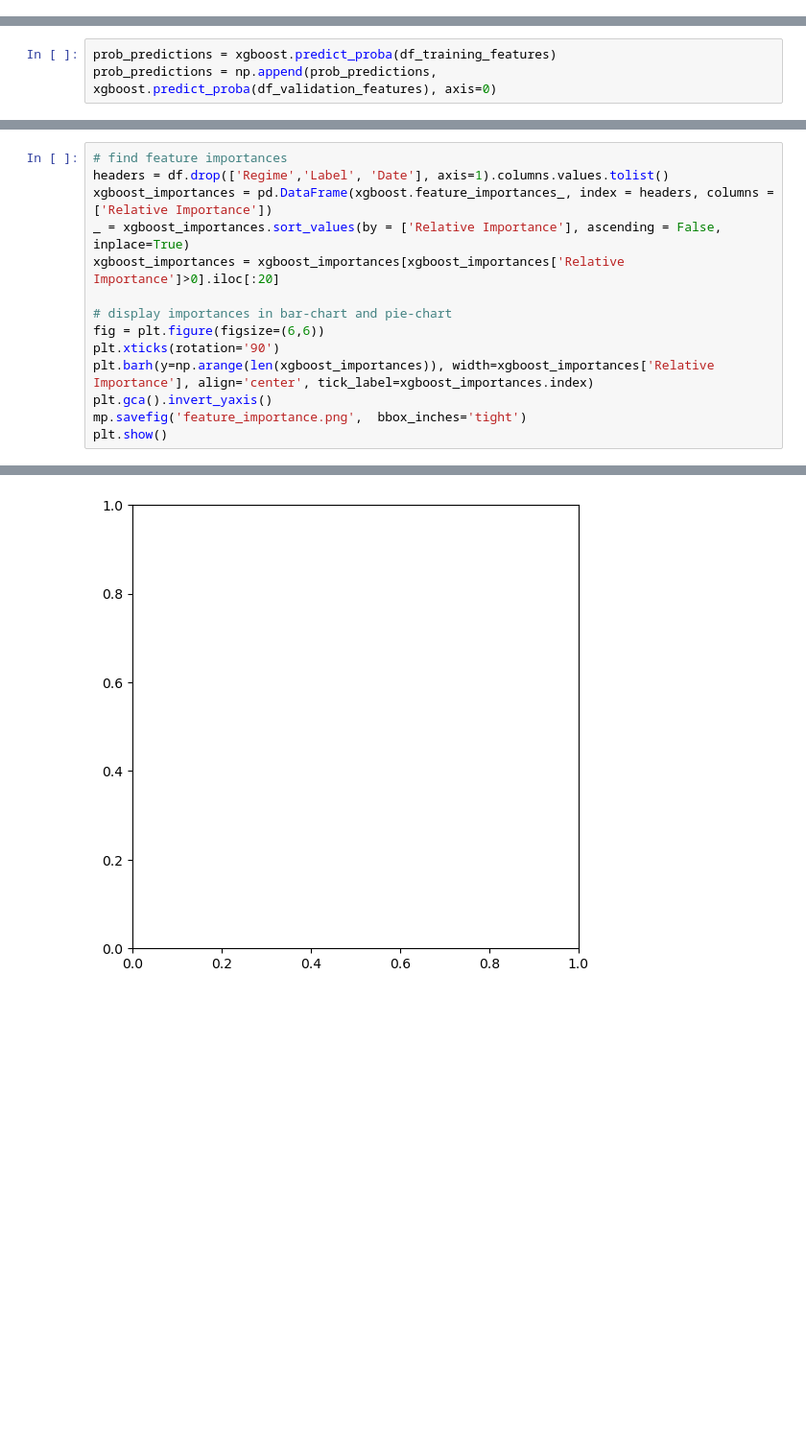
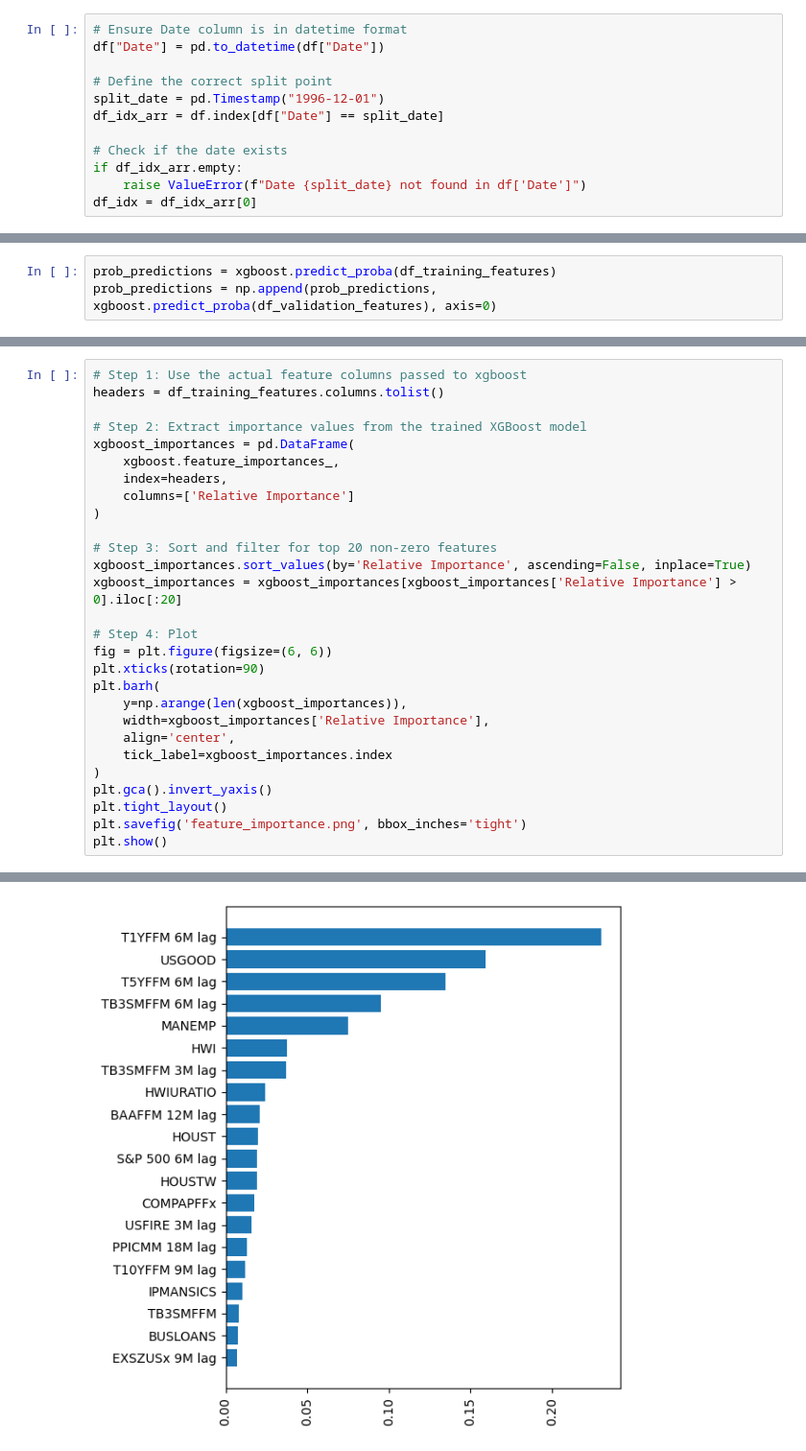
Before and after one commit to atkrish0/regime-shift-forecasting, a Jupyter notebook: RSF.ipynb, the cells around one changed output, grey strips where cells are left out. Shown at 96% size. Drawn from its saved outputs; the diff is of its cells as text; blank space fills up the shorter version.

```diff
--- a/RSF.ipynb
+++ b/RSF.ipynb
@@ -225,4 +225,16 @@ Our exercise will be based on classification problem. We have two binary outcome
 5. Then we make predictions on the validation dataset with selected models. First, we use __[`GridSearchCV`](https://scikit-learn.org/stable/modules/generated/sklearn.model_selection.GridSearchCV.html)__ for selected model on training dataset to find best combination of parameters for the model. Then we evaluate the model on validation dataset and report accuracy metrics and feature importance results.
 # %% [markdown]
 ## 3. Feature Selection with $L_1$ Penalty <a id="3"></a>
+# %%
+# Ensure Date column is in datetime format
+df["Date"] = pd.to_datetime(df["Date"])
+
+# Define the correct split point
+split_date = pd.Timestamp("1996-12-01")
+df_idx_arr = df.index[df["Date"] == split_date]
+
+# Check if the date exists
+if df_idx_arr.empty:
+    raise ValueError(f"Date {split_date} not found in df['Date']")
+df_idx = df_idx_arr[0]
 # %%
@@ -535,15 +611,29 @@ ValueError: x and y must have same first dimension, but have shapes (697,) and (
 # %%
-# find feature importances
-headers = df.drop(['Regime','Label', 'Date'], axis=1).columns.values.tolist()
-xgboost_importances = pd.DataFrame(xgboost.feature_importances_, index = headers, columns = ['Relative Importance'])
-_ = xgboost_importances.sort_values(by = ['Relative Importance'], ascending = False, inplace=True)
-xgboost_importances = xgboost_importances[xgboost_importances['Relative Importance']>0].iloc[:20]
+# Step 1: Use the actual feature columns passed to xgboost
+headers = df_training_features.columns.tolist()
 
-# display importances in bar-chart and pie-chart
-fig = plt.figure(figsize=(6,6))
-plt.xticks(rotation='90')
-plt.barh(y=np.arange(len(xgboost_importances)), width=xgboost_importances['Relative Importance'], align='center', tick_label=xgboost_importances.index)
+# Step 2: Extract importance values from the trained XGBoost model
+xgboost_importances = pd.DataFrame(
+    xgboost.feature_importances_,
+    index=headers,
+    columns=['Relative Importance']
+)
+
+# Step 3: Sort and filter for top 20 non-zero features
+xgboost_importances.sort_values(by='Relative Importance', ascending=False, inplace=True)
+xgboost_importances = xgboost_importances[xgboost_importances['Relative Importance'] > 0].iloc[:20]
+
+# Step 4: Plot
+fig = plt.figure(figsize=(6, 6))
+plt.xticks(rotation=90)
+plt.barh(
+    y=np.arange(len(xgboost_importances)),
+    width=xgboost_importances['Relative Importance'],
+    align='center',
+    tick_label=xgboost_importances.index
+)
 plt.gca().invert_yaxis()
-mp.savefig('feature_importance.png',  bbox_inches='tight')
+plt.tight_layout()
+plt.savefig('feature_importance.png', bbox_inches='tight')
 plt.show()
 # %% [output]
@@ -551,4 +640,4 @@ ValueError: rotation must be 'vertical', 'horizontal' or a number, not 90
-[figure, old version]
+[figure, new version]
 # %%
 fpr, tpr, thresholds = metrics.roc_curve(df_validation_targets, LR.predict_proba(df_validation_features)[:,1])
 auc = metrics.roc_auc_score(df_validation_targets,LR.predict(df_validation_features))
```
Also changed, not shown: parts of 15 cells of this notebook, 7 other files.
